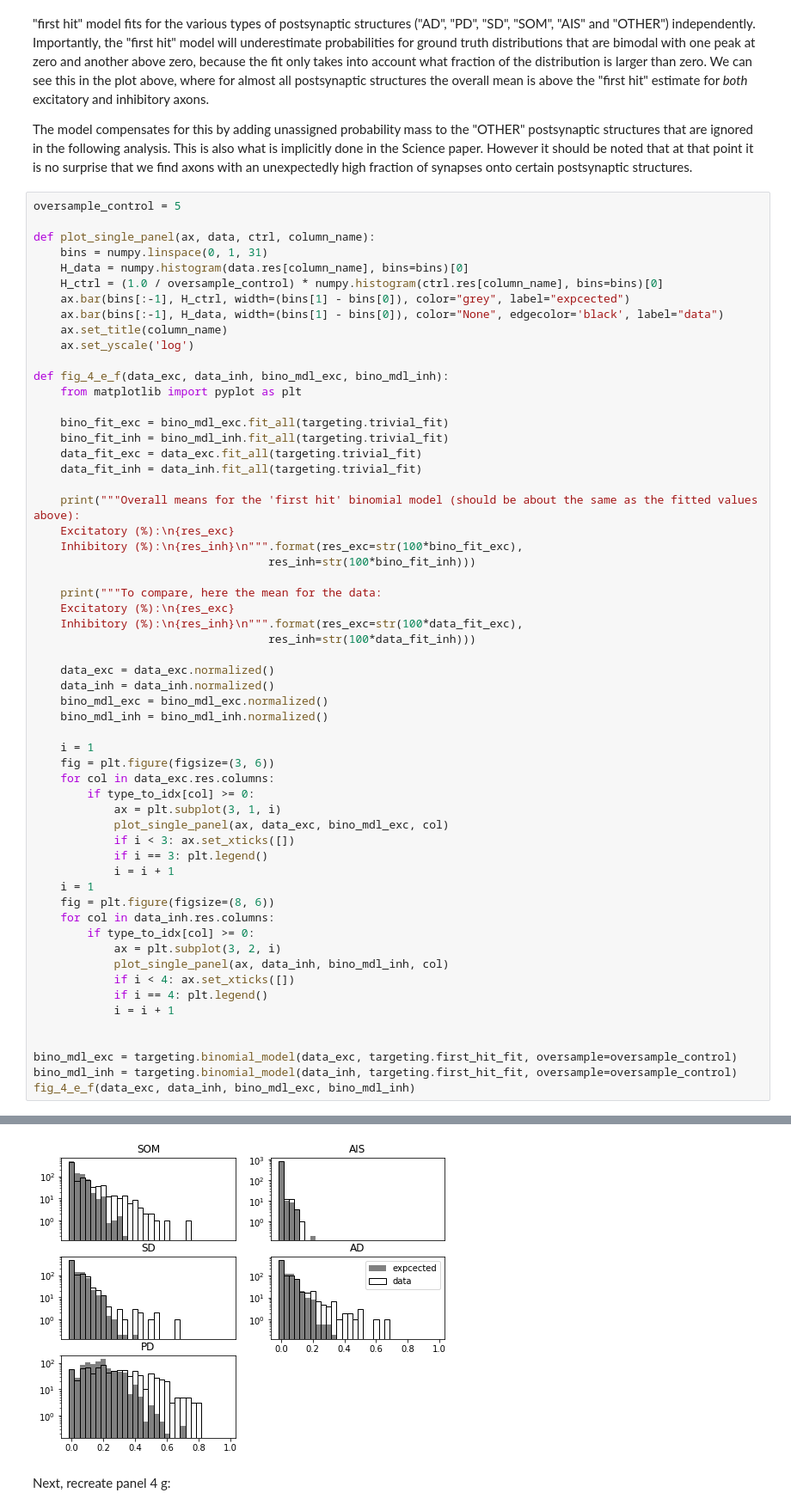
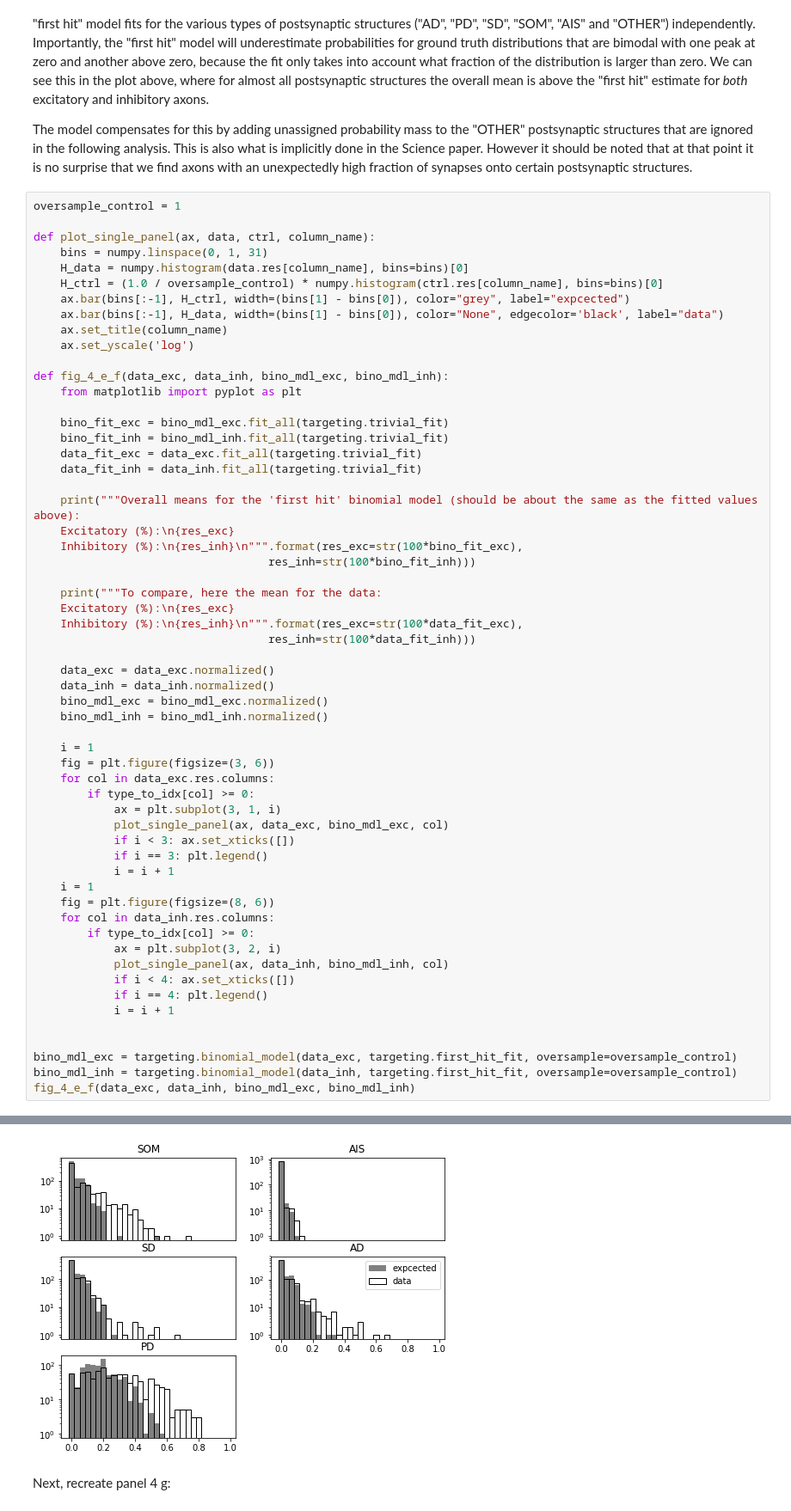
Before and after one commit to MWolfR/targeting_specificity_test, a Jupyter notebook: Targeting specificity test.ipynb, the cells around one changed output, grey strips where cells are left out. Shown at 86% size. Saved outputs shown, nothing was run; the diff lists cells and outputs as text.

```diff
--- a/Targeting specificity test.ipynb
+++ b/Targeting specificity test.ipynb
@@ -133,7 +133,7 @@ Note that when the binomial model is created, it complains that the probabilitie
 
 The model compensates for this by adding unassigned probability mass to the "OTHER" postsynaptic structures that are ignored in the following analysis. This is also what is implicitly done in the Science paper. However it should be noted that at that point it is no surprise that we find axons with an unexpectedly high fraction of synapses onto certain postsynaptic structures.
 # %%
-oversample_control = 5
+oversample_control = 1
 
 def plot_single_panel(ax, data, ctrl, column_name):
     bins = numpy.linspace(0, 1, 31)
@@ -212,4 +212,4 @@ dtype: float64
-[figure, old version]
+[figure, new version]
 # %% [markdown]
 Next, recreate panel 4 g:
 # %%
```
Also changed, not shown: parts of 8 cells of this notebook, 1 other file.
